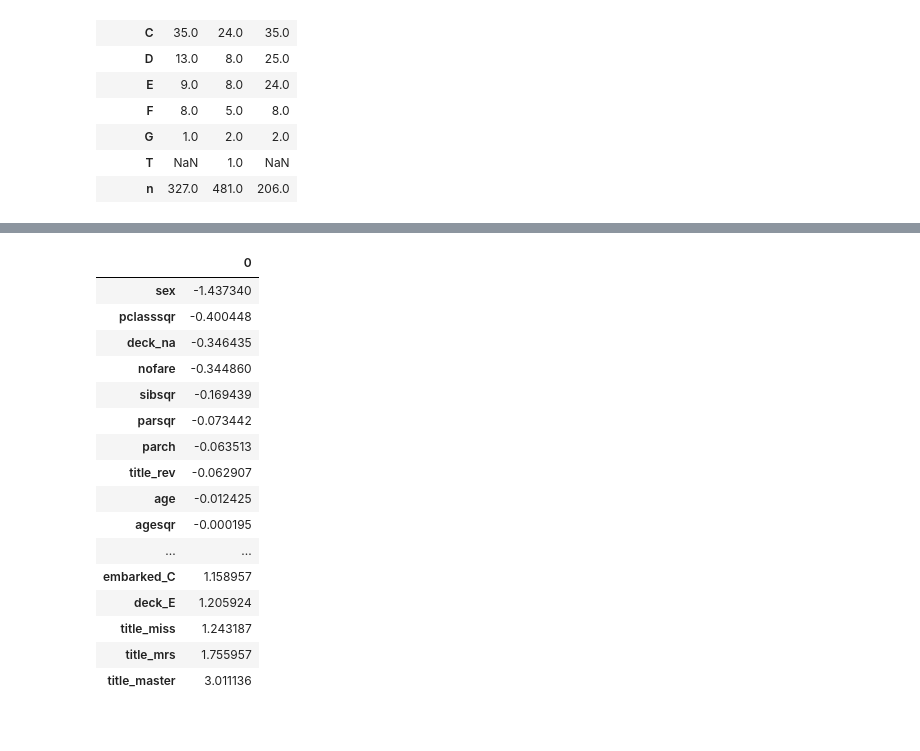
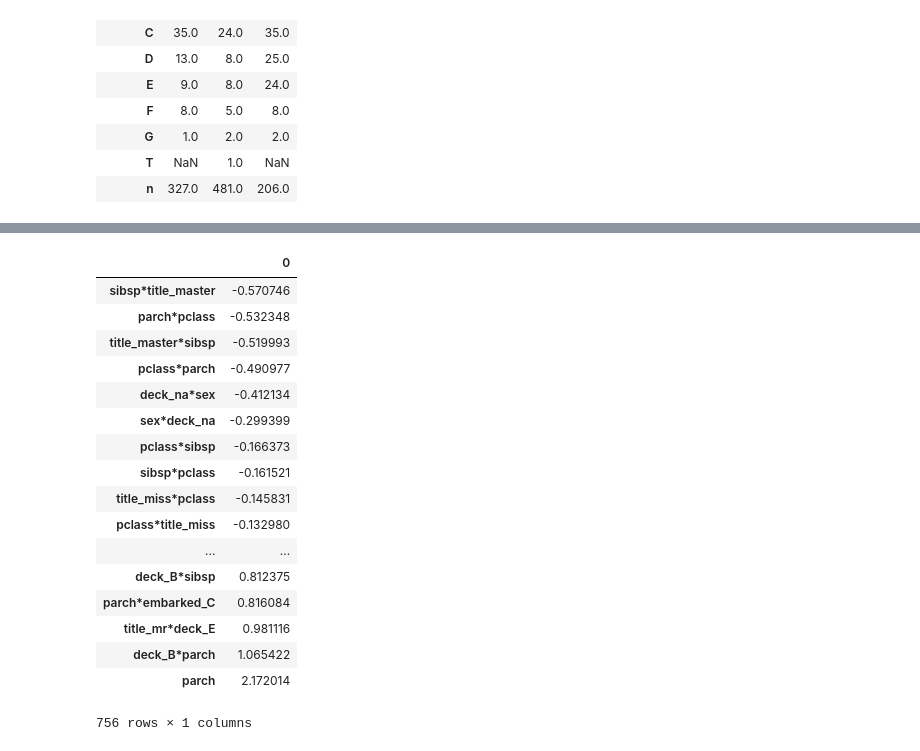
Before and after one commit to MenshikovDmitry/titanic, a Jupyter notebook: titanic.ipynb, the cells around one changed output, grey strips where cells are left out. Drawn from its saved outputs; the diff is of its cells as text; code cells hidden in the pictures.

```diff
--- a/titanic.ipynb
+++ b/titanic.ipynb
@@ -156,12 +156,6 @@ for ind in na_index:
         raw.loc[ind,'age']=master_age
     else:
         raw.loc[ind,'age']=age_table[raw.loc[ind].survived][raw.loc[ind].sex][raw.loc[ind].pclass]
-# %%
-#добавим квадратичные признаки
-raw['agesqr']=raw.age**2
-raw['sibsqr']=raw.sibsp**2
-raw['parsqr']=raw.parch**2
-raw['pclasssqr']=raw.pclass**2
 # %%
 #первая буква в номере каты означает палубу. Это имеет значение
 tmp =raw.loc[:,['survived','cabin']]
@@ -183,7 +197,7 @@ tmp.pivot_table(index=['cab'],columns='survived', values='cabin',aggfunc='count'
 train_ind = list(raw[raw.survived!=-1].index)
 test_ind = list(raw[raw.survived==-1].index)
 # %%
-num_col = ['pclass','sex', 'age','sibsp', 'parch','fare','agesqr','sibsqr','parsqr','nofare','pclasssqr']
+num_col = ['pclass','sex', 'age','sibsp', 'parch','fare']#,'agesqr','sibsqr','parsqr','nofare','pclasssqr']
 cat_col = ['embarked','title','deck']
 y=raw[raw.survived!=-1]['survived']
 # %%
@@ -207,3 +229,11 @@ all_cols = num_col+new_cat_cols
+# %%
+# добавим комбинации признаков стало чуть хуже по сравнению с квадратами
+added_cols = []
+for a in all_cols:
+    for b in all_cols:
+        raw[a+'*'+b]=raw[a]*raw[b]
+        added_cols.append(a+'*'+b)
+all_cols = hstack((all_cols,added_cols))
 # %%
 from sklearn.preprocessing import StandardScaler
 from sklearn.preprocessing import PolynomialFeatures
@@ -220,31 +250,32 @@ from sklearn.metrics import accuracy_score
 # %%
 #посмотрим, какие элемены будут весить в линейной модели. Откинем шумовые признаки
 LR=LogisticRegression(class_weight='balanced',fit_intercept=False, penalty='l1')
 LR.fit(raw.loc[train_ind,all_cols],y)
 
 co=pd.DataFrame(LR.coef_)
 co.columns=all_cols
 co=co.T
-all_cols=co[abs(co[0])>0.015].index
+all_cols=co[abs(co[0])>0.05].index
 co.sort_values(0)#
 # %% [output]
 |  | 0 |
-| sex | -1.437340 |
-| pclasssqr | -0.400448 |
-| deck_na | -0.346435 |
-| nofare | -0.344860 |
-| sibsqr | -0.169439 |
-| parsqr | -0.073442 |
-| parch | -0.063513 |
-| title_rev | -0.062907 |
-| age | -0.012425 |
-| agesqr | -0.000195 |
+| sibsp*title_master | -0.570746 |
+| parch*pclass | -0.532348 |
+| title_master*sibsp | -0.519993 |
+| pclass*parch | -0.490977 |
+| deck_na*sex | -0.412134 |
+| sex*deck_na | -0.299399 |
+| pclass*sibsp | -0.166373 |
+| sibsp*pclass | -0.161521 |
+| title_miss*pclass | -0.145831 |
+| pclass*title_miss | -0.132980 |
 | ... | ... |
-| embarked_C | 1.158957 |
-| deck_E | 1.205924 |
-| title_miss | 1.243187 |
-| title_mrs | 1.755957 |
-| title_master | 3.011136 |
+| deck_B*sibsp | 0.812375 |
+| parch*embarked_C | 0.816084 |
+| title_mr*deck_E | 0.981116 |
+| deck_B*parch | 1.065422 |
+| parch | 2.172014 |
+756 rows × 1 columns
 # %%
 print all_cols
 # %% [output]
```
Also changed, not shown: parts of 4 cells of this notebook.
